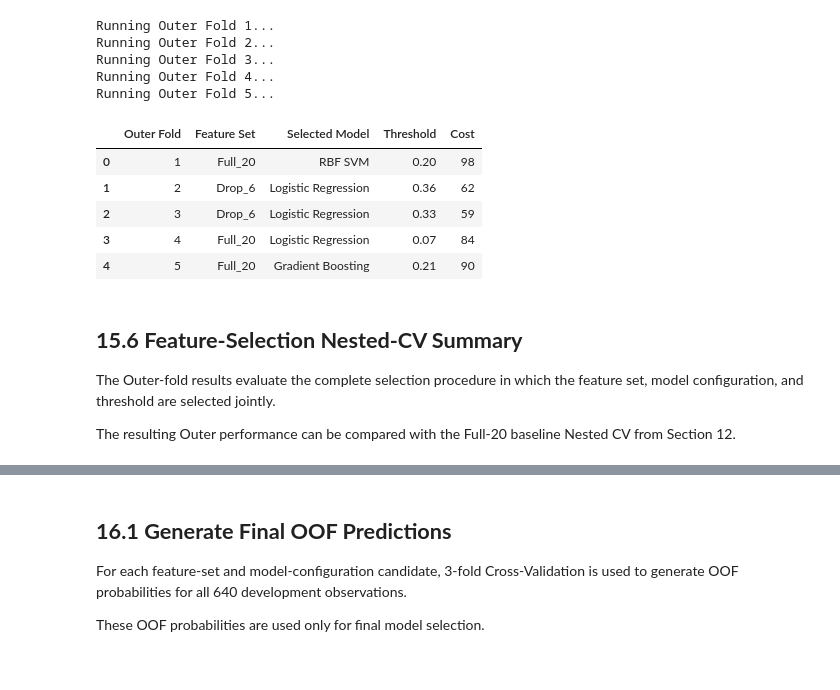
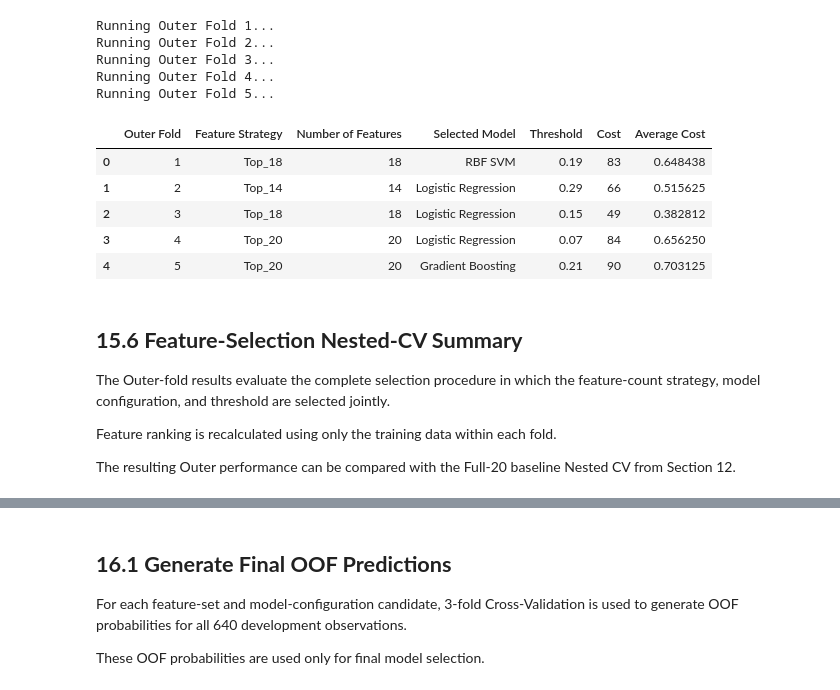
Before and after one commit to tnamgia76-debug/DS66B_group_5-German-Credit_Statistic, a Jupyter notebook: main_v2.ipynb, the cells around one changed output, grey strips where cells are left out. Cells and saved outputs as stored; diff of their text form; code cells hidden in the pictures.

```diff
--- a/main_v2.ipynb
+++ b/main_v2.ipynb
@@ -650,7 +672,7 @@ for feature in numeric_features:
 
     plt.boxplot(
         [good_values, bad_values],
-        label=[
+        tick_labels=[
             "Good Credit (0)",
             "Bad Credit (1)"
         ]
@@ -3468,0 +3559,11 @@ DROP_6_FEATURES = [
+# %%
+ALL_FEATURES = list(X.columns)
+
+FEATURE_COUNTS = {
+    "Top_20": 20,
+    "Top_18": 18,
+    "Top_16": 16,
+    "Top_14": 14
+}
+
+FEATURE_COUNTS
@@ -3672,7 +3828,7 @@ def search_outer_candidates_with_features(
 
     results = []
 
-    for feature_name, feature_set in FEATURE_SETS.items():
+    for feature_name, n_features in FEATURE_COUNTS.items():
 
         for candidate in model_candidates:
 
@@ -3684,7 +3840,7 @@ def search_outer_candidates_with_features(
                 oof_prob = generate_inner_oof_feature_selection(
                     model_builder=model_builder,
                     model_params=config,
-                    feature_set=feature_set,
+                    n_features=n_features,
                     outer_train=outer_train,
                     outer_assignment=outer_assignment
                 )
@@ -3695,8 +3851,8 @@ def search_outer_candidates_with_features(
                 )
 
                 results.append({
-                    "Feature Set": feature_name,
-                    "Number of Features": len(feature_set),
+                    "Feature Strategy": feature_name,
+                    "Number of Features": n_features,
                     "Model": model_name,
                     "Params": config,
                     "Threshold": best_threshold["Threshold"],
@@ -3886,6 +4161,7 @@ The selected rule is then evaluated on the corresponding untouched Outer Validat
 # %%
 feature_outer_results_list = []
 feature_outer_predictions_list = []
+feature_outer_associations = {}
 
 
 for outer_fold in [1, 2, 3, 4, 5]:
@@ -3905,11 +4181,13 @@ for outer_fold in [1, 2, 3, 4, 5]:
         outer_assignment=outer_assignment
     )
 
-    result, predictions = evaluate_outer_winner_with_features(
-        outer_fold=outer_fold,
-        outer_train=outer_train,
-        outer_val=outer_val,
-        search_results=search_results
+    result, predictions, association_table = (
+        evaluate_outer_winner_with_features(
+            outer_fold=outer_fold,
+            outer_train=outer_train,
+            outer_val=outer_val,
+            search_results=search_results
+        )
     )
 
     feature_outer_results_list.append(
@@ -3919,6 +4197,10 @@ for outer_fold in [1, 2, 3, 4, 5]:
     feature_outer_predictions_list.append(
         predictions
     )
+
+    feature_outer_associations[
+        outer_fold
+    ] = association_table
 
 
 feature_outer_results = pd.DataFrame(
@@ -3939,24 +4221,28 @@ Running Outer Fold 5...
 # %%
 feature_outer_results[
     [
         "Outer Fold",
-        "Feature Set",
+        "Feature Strategy",
+        "Number of Features",
         "Selected Model",
         "Threshold",
-        "Cost"
+        "Cost",
+        "Average Cost"
     ]
 ]
 # %% [output]
-|  | Outer Fold | Feature Set | Selected Model | Threshold | Cost |
-| 0 | 1 | Full_20 | RBF SVM | 0.20 | 98 |
-| 1 | 2 | Drop_6 | Logistic Regression | 0.36 | 62 |
-| 2 | 3 | Drop_6 | Logistic Regression | 0.33 | 59 |
-| 3 | 4 | Full_20 | Logistic Regression | 0.07 | 84 |
-| 4 | 5 | Full_20 | Gradient Boosting | 0.21 | 90 |
+|  | Outer Fold | Feature Strategy | Number of Features | Selected Model | Threshold | Cost | Average Cost |
+| 0 | 1 | Top_18 | 18 | RBF SVM | 0.19 | 83 | 0.648438 |
+| 1 | 2 | Top_14 | 14 | Logistic Regression | 0.29 | 66 | 0.515625 |
+| 2 | 3 | Top_18 | 18 | Logistic Regression | 0.15 | 49 | 0.382812 |
+| 3 | 4 | Top_20 | 20 | Logistic Regression | 0.07 | 84 | 0.656250 |
+| 4 | 5 | Top_20 | 20 | Gradient Boosting | 0.21 | 90 | 0.703125 |
 # %% [markdown]
 ## **15.6 Feature-Selection Nested-CV Summary**
 
-The Outer-fold results evaluate the complete selection procedure in which the feature set, model configuration, and threshold are selected jointly.
+The Outer-fold results evaluate the complete selection procedure in which the feature-count strategy, model configuration, and threshold are selected jointly.
+
+Feature ranking is recalculated using only the training data within each fold.
 
 The resulting Outer performance can be compared with the Full-20 baseline Nested CV from Section 12.
 # %%
```
Also changed, not shown: parts of 72 cells of this notebook, 5 other files.
